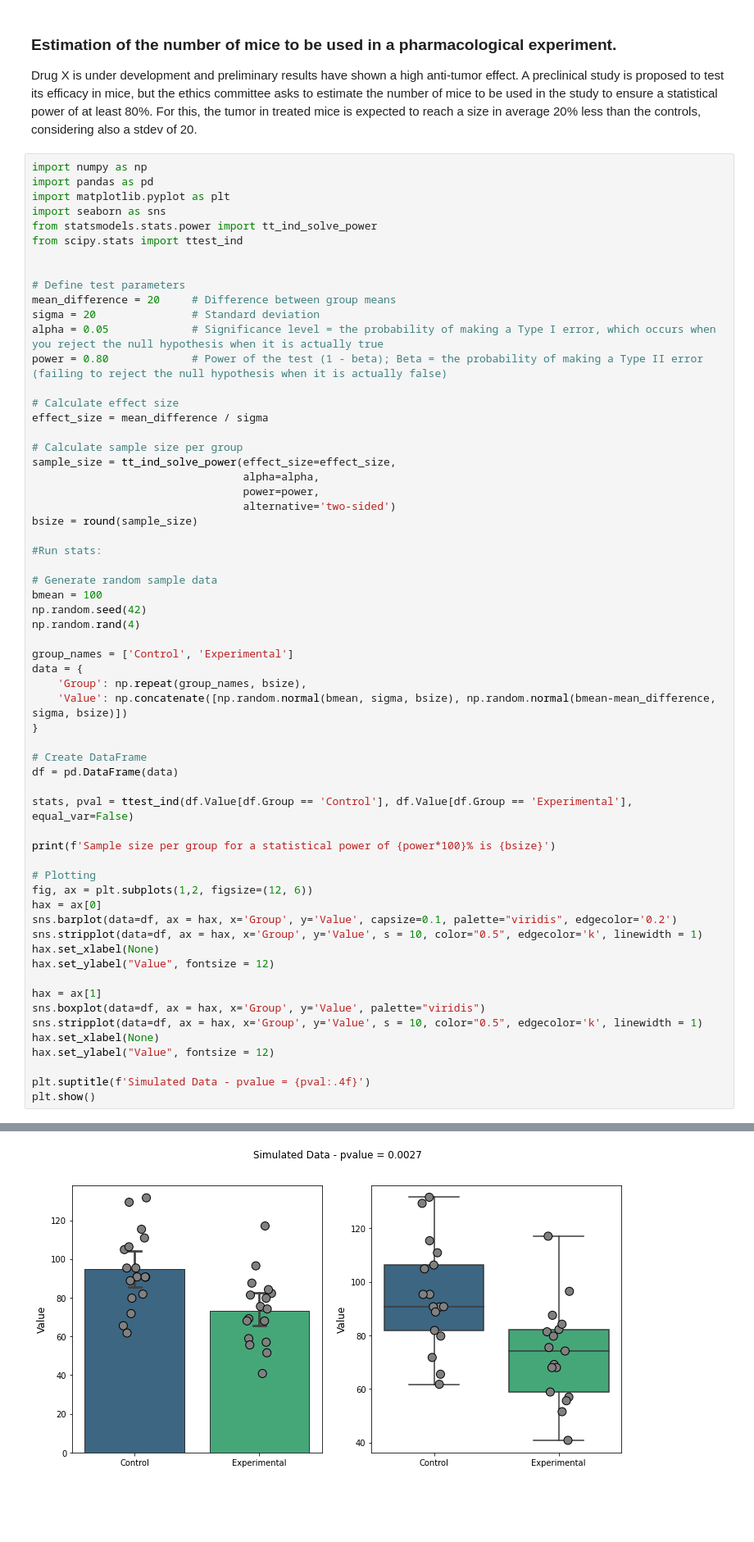
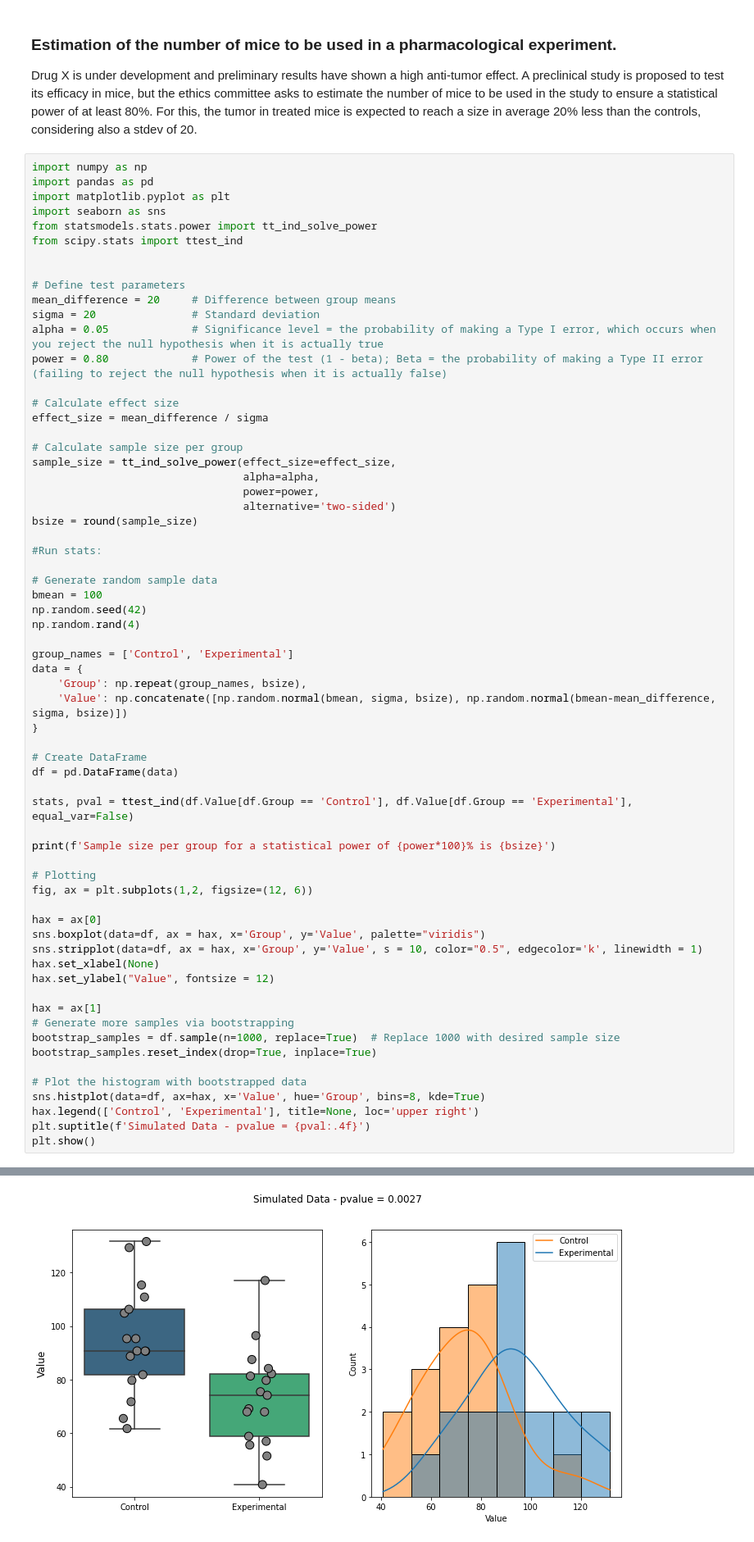
Before and after one commit to Barryjuait/Barryjuait, a Jupyter notebook: Personal Projects/SampleSize.ipynb, the cells around one changed output, grey strips where cells are left out. Shown at 82% size. Saved outputs shown, nothing was run; the diff lists cells and outputs as text; blank space fills up the shorter version.

Commit message:
youtube analysis and sample size uploaded

```diff
--- a/Personal Projects/SampleSize.ipynb
+++ b/Personal Projects/SampleSize.ipynb
@@ -33,36 +33,39 @@ bsize = round(sample_size)
 bmean = 100
 np.random.seed(42)
 np.random.rand(4)
 
 group_names = ['Control', 'Experimental']
 data = {
     'Group': np.repeat(group_names, bsize),
     'Value': np.concatenate([np.random.normal(bmean, sigma, bsize), np.random.normal(bmean-mean_difference, sigma, bsize)])
 }
 
 # Create DataFrame
 df = pd.DataFrame(data)
 
 stats, pval = ttest_ind(df.Value[df.Group == 'Control'], df.Value[df.Group == 'Experimental'], equal_var=False)
 
 print(f'Sample size per group for a statistical power of {power*100}% is {bsize}')
 
 # Plotting
 fig, ax = plt.subplots(1,2, figsize=(12, 6))
+
 hax = ax[0]
-sns.barplot(data=df, ax = hax, x='Group', y='Value', capsize=0.1, palette="viridis", edgecolor='0.2')
+sns.boxplot(data=df, ax = hax, x='Group', y='Value', palette="viridis")
 sns.stripplot(data=df, ax = hax, x='Group', y='Value', s = 10, color="0.5", edgecolor='k', linewidth = 1)
 hax.set_xlabel(None)
 hax.set_ylabel("Value", fontsize = 12)
 
 hax = ax[1]
-sns.boxplot(data=df, ax = hax, x='Group', y='Value', palette="viridis")
-sns.stripplot(data=df, ax = hax, x='Group', y='Value', s = 10, color="0.5", edgecolor='k', linewidth = 1)
-hax.set_xlabel(None)
-hax.set_ylabel("Value", fontsize = 12)
+# Generate more samples via bootstrapping
+bootstrap_samples = df.sample(n=1000, replace=True)  # Replace 1000 with desired sample size
+bootstrap_samples.reset_index(drop=True, inplace=True)
 
+# Plot the histogram with bootstrapped data
+sns.histplot(data=df, ax=hax, x='Value', hue='Group', bins=8, kde=True)
+hax.legend(['Control', 'Experimental'], title=None, loc='upper right')
 plt.suptitle(f'Simulated Data - pvalue = {pval:.4f}')
 plt.show()
 # %% [output]
 Sample size per group for a statistical power of 80.0% is 17
-[figure, old version]
+[figure, new version]
```
Also changed, not shown: 1 other file.
